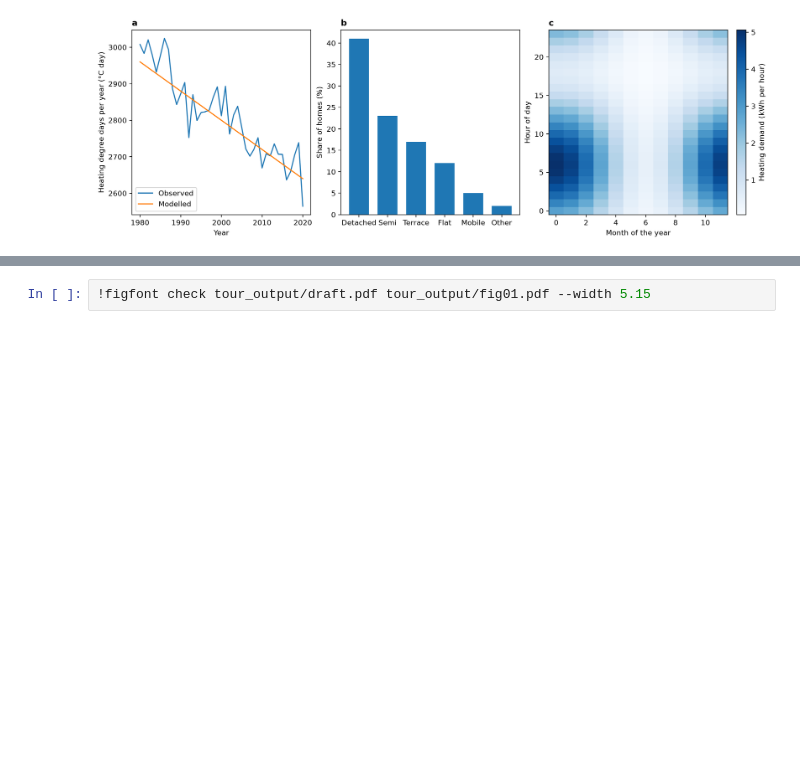
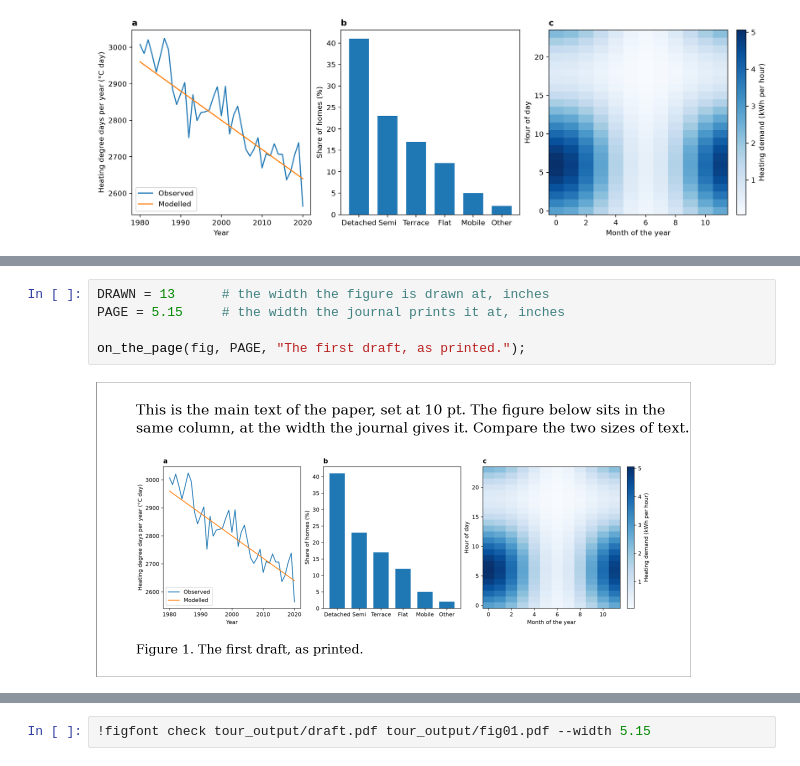
Before and after one commit to jake-casselman/figfit, a Jupyter notebook: docs/tour.ipynb, the cells around one changed output, grey strips where cells are left out. Cells and saved outputs as stored; diff of their text form; blank space fills up the shorter version.

```diff
--- a/docs/tour.ipynb
+++ b/docs/tour.ipynb
@@ -429,0 +102,7 @@ a printed width and compares them with the published papers:
+# %%
+DRAWN = 13      # the width the figure is drawn at, inches
+PAGE = 5.15     # the width the journal prints it at, inches
+
+on_the_page(fig, PAGE, "The first draft, as printed.");
+# %% [output]
+[figure, added]
```
Also changed, not shown: parts of 103 cells of this notebook, 3 other files.
